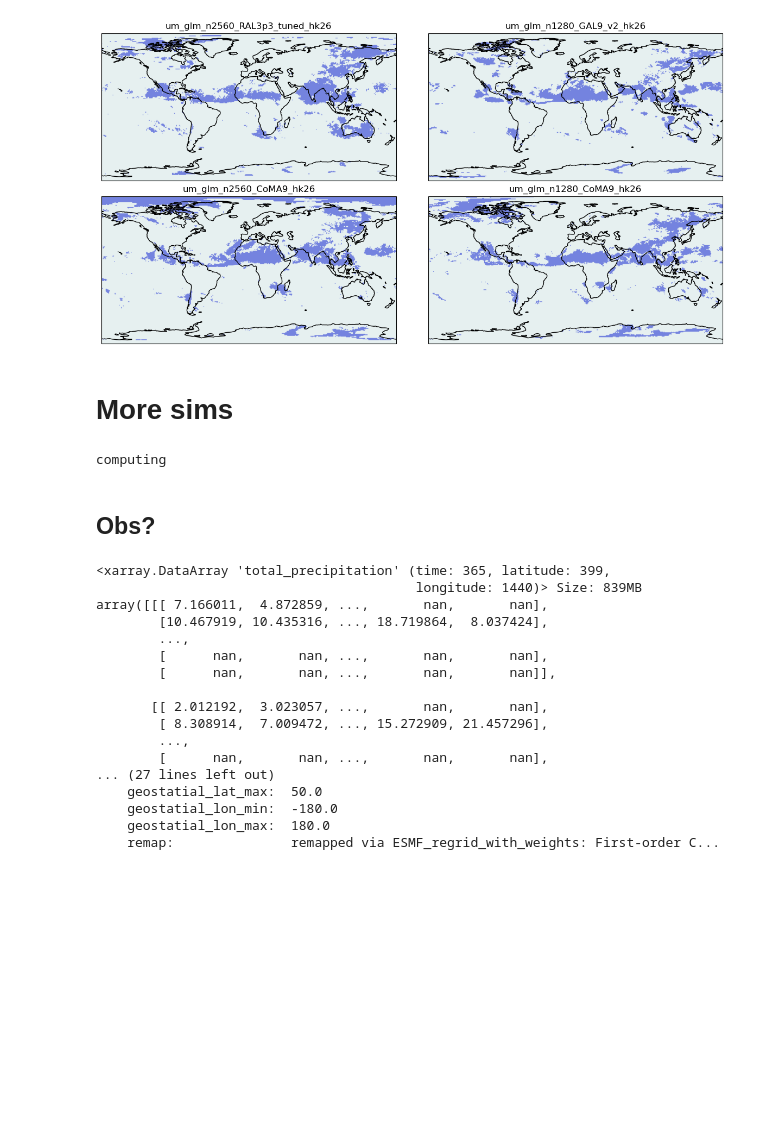
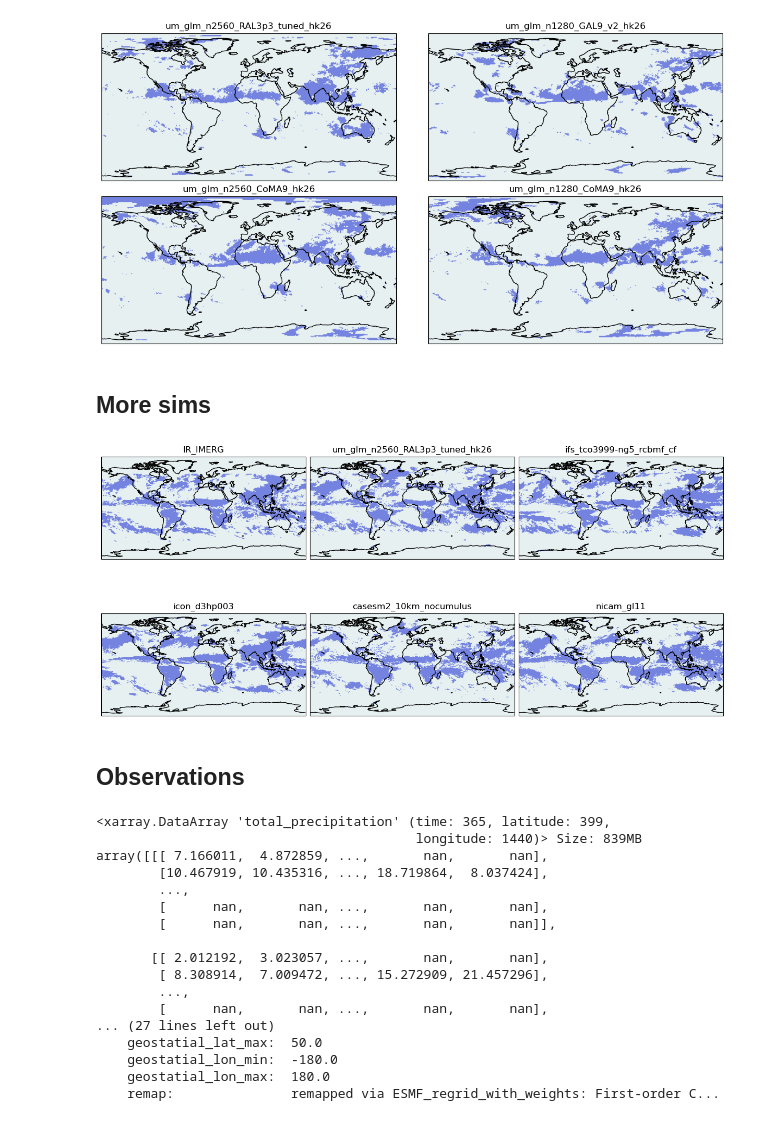
Before and after one commit to fran-morris-research/hackathon-monsoons, a Jupyter notebook: global_monsoon/global_monsoon_region.ipynb, the cells around one changed output. Drawn from its saved outputs; the diff is of its cells as text; code cells hidden in the pictures; blank space fills up the shorter version.

Commit message:
add visualisation using existing data #35

```diff
--- a/global_monsoon/global_monsoon_region.ipynb
+++ b/global_monsoon/global_monsoon_region.ipynb
@@ -447,27 +449,28 @@ for sim_ix, sim in enumerate(sims):
 # %% [output]
 [figure]
 # %% [markdown]
-# More sims
+## More sims
 # %%
 import easygems.show
 from easygems.resample import HEALPixResampler
 from utils import hp_to_latlon
 
 sims = [
-    # "um_glm_n2560_RAL3p3_tuned_hk26",
-    # "ifs_tco3999-ng5_rcbmf_cf",
-    # "icon_d3hp003",
-    # "casesm2_10km_nocumulus",
+    "IR_IMERG",
+    # "CHIRPS",
+    "um_glm_n2560_RAL3p3_tuned_hk26",
+    "ifs_tco3999-ng5_rcbmf_cf",
+    "icon_d3hp003",
+    "casesm2_10km_nocumulus",
     "nicam_gl11",
     # "arp-gem-2p6km",
-    # "IR_IMERG"
 ]
 zoom_prime = 7
 projection = ccrs.PlateCarree()
 fig, axes = plt.subplots(
     2,
-    # int(len(sims) / 2),
-    1,
+    int(np.ceil(len(sims) / 2)),
+    # 1,
     figsize=(12, 6),
     subplot_kw={"projection": projection},
     layout="constrained",
@@ -475,6 +478,7 @@ fig, axes = plt.subplots(
 
 
 for sim_ix, sim in enumerate(sims):
+
     sim_cat = cat[sim]
     if "IMERG" in sim:
         zooms = [9]
@@ -510,36 +514,37 @@ for sim_ix, sim in enumerate(sims):
             # ds_latlon = hp_to_latlon(ds, zoom)
             pr = (
                 ds.resample(time="1D")
                 .mean()
                 .sel(time=slice("2020-03-01", "2021-02-28"))
             )
 
             pr *= 3600 * 24
             pr["units"] = "mm day-1"
             plot = restrict_proportion(pr, proportion=0.55) & restrict_diff(pr, lim=2)
             plot.to_zarr(outdir)
         hp_resampler = HEALPixResampler(nside=egh.get_nside(plot))
 
         ax.set_global()
         ax.coastlines()
+
         easygems.show.map_show(
             plot,
             resampler=hp_resampler,
             ax=ax,
             # alpha=0.4,
             cmap=cmo.cm.dense,
             vmin=0.2,
             vmax=2,
         )
         # easygems.show.map_contour(plot,resampler=hp_resampler,ax=ax)
         ax.set_title(f"{sim}")
 
         del plot
 #         ().plot.contour(ax=ax)
 # %% [output]
-computing
+[figure, added]
 # %% [markdown]
-## Obs?
+## Observations
 # %%
 import easygems.show
 from easygems.resample import HEALPixResampler
```
Also changed, not shown: parts of 4 cells of this notebook.
